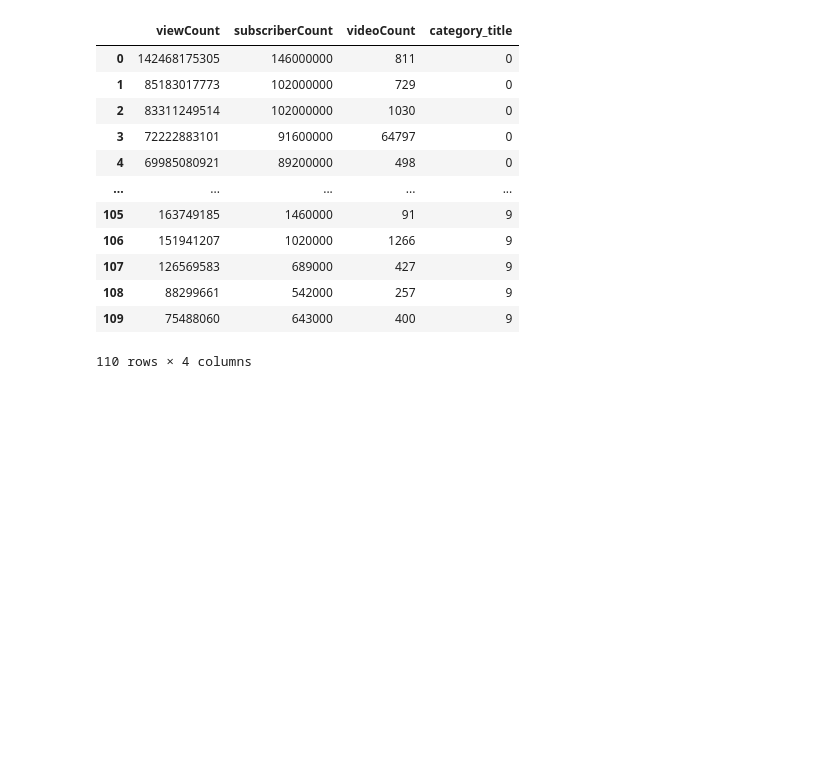
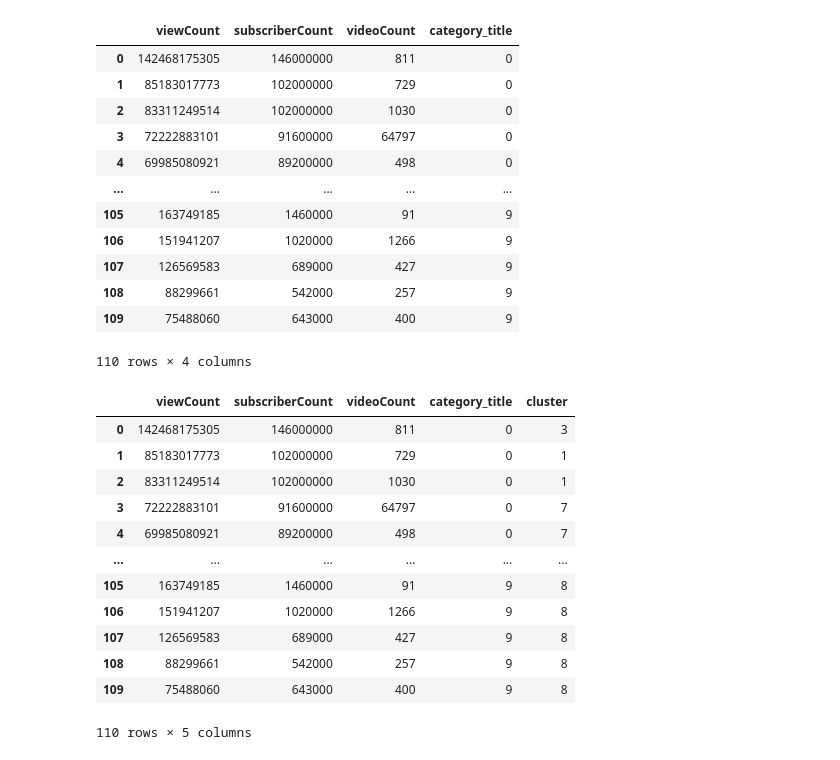
Before and after one commit to SNEHALDD/Youtube_Video_Analysis, a Jupyter notebook: ml.ipynb, the cells around one changed output. Saved outputs shown, nothing was run; the diff lists cells and outputs as text; code cells hidden in the pictures; blank space fills up the shorter version.

```diff
--- a/ml.ipynb
+++ b/ml.ipynb
@@ -94,3 +94,31 @@ all_channels_ml
 | 108 | 88299661 | 542000 | 257 | 9 |
 | 109 | 75488060 | 643000 | 400 | 9 |
 110 rows × 4 columns
+# %%
+# use kmeans to cluster the channels
+from sklearn.cluster import KMeans
+
+# create the model
+kmeans = KMeans(n_clusters=10, random_state=42)
+
+# fit the model
+kmeans.fit(all_channels_ml)
+
+# predict the cluster
+all_channels_ml['cluster'] = kmeans.predict(all_channels_ml)
+
+all_channels_ml
+# %% [output]
+|  | viewCount | subscriberCount | videoCount | category_title | cluster |
+| 0 | 142468175305 | 146000000 | 811 | 0 | 3 |
+| 1 | 85183017773 | 102000000 | 729 | 0 | 1 |
+| 2 | 83311249514 | 102000000 | 1030 | 0 | 1 |
+| 3 | 72222883101 | 91600000 | 64797 | 0 | 7 |
+| 4 | 69985080921 | 89200000 | 498 | 0 | 7 |
+| ... | ... | ... | ... | ... | ... |
+| 105 | 163749185 | 1460000 | 91 | 9 | 8 |
+| 106 | 151941207 | 1020000 | 1266 | 9 | 8 |
+| 107 | 126569583 | 689000 | 427 | 9 | 8 |
+| 108 | 88299661 | 542000 | 257 | 9 | 8 |
+| 109 | 75488060 | 643000 | 400 | 9 | 8 |
+110 rows × 5 columns
```
Also changed, not shown: parts of 1 cell of this notebook.
